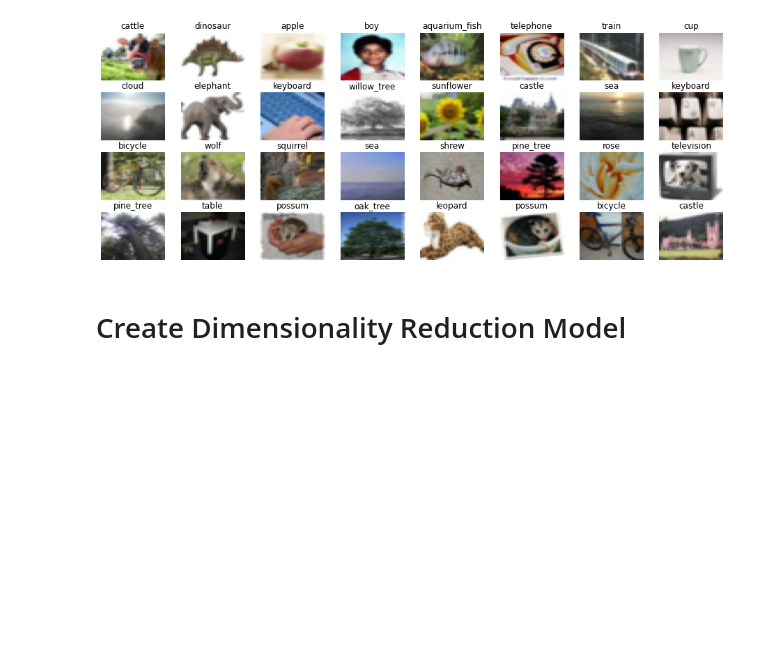
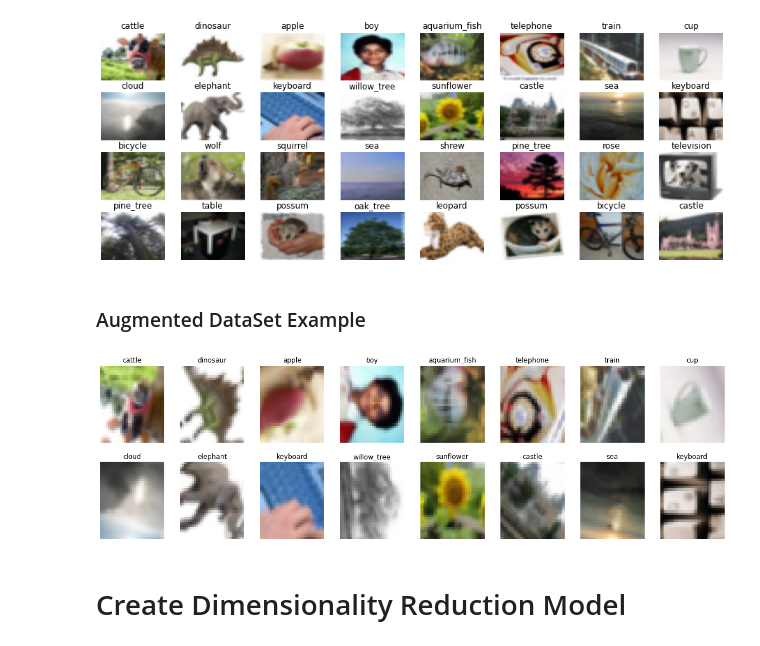
Before and after one commit to voldien/lainnocode, a Jupyter notebook: PyNoteBook/AECifar100Reconstruct.ipynb, the cells around one changed output. Cells and saved outputs as stored; diff of their text form; code cells hidden in the pictures; blank space fills up the shorter version.

```diff
--- a/PyNoteBook/AECifar100Reconstruct.ipynb
+++ b/PyNoteBook/AECifar100Reconstruct.ipynb
@@ -168,12 +167,11 @@ def loadDataCifar100():
     return TrainX, TrainY, class_names
 # %%
 
-EPOCHS = 192
+EPOCHS = 96
 BUFFER_SIZE = 192
 BATCH_SIZE = 96
 
 trainAug = tf.keras.Sequential([
-    layers.Rescaling(1.0 / 255.0),
     layers.RandomFlip("horizontal_and_vertical"),
     layers.RandomZoom(
         height_factor=(-0.05, -0.15),
@@ -183,11 +181,14 @@ trainAug = tf.keras.Sequential([
 
 trainX, trainY, classes = loadDataCifar100()
 trainDS = tf.data.Dataset.from_tensor_slices((trainX, trainX))
+
+def AgumentFunc(x, y):
+    aX = trainAug(x)
+    return (aX, aX)
 trainAugmentedDS = (
     trainDS
-    .shuffle(BATCH_SIZE)
     .batch(BATCH_SIZE)
-    .map(lambda x, y: (trainAug(x), y),
+    .map(AgumentFunc,
          num_parallel_calls=tf.data.AUTOTUNE)
     .prefetch(tf.data.AUTOTUNE)
 )
@@ -196,6 +197,7 @@ ds_size = len(trainAugmentedDS)
 train_size = int(0.8 * ds_size)
 val_size = int(0.2 * ds_size)
 
+train_ds = trainAugmentedDS.take(train_size)
 val_ds = trainAugmentedDS.skip(train_size).take(val_size)
 
 IMAGE_SIZE = trainX[0].shape
@@ -224,6 +226,31 @@ plt.subplots_adjust(wspace=0.25, hspace=0.25)
 plt.show(block=False)
 # %% [output]
 [figure]
+# %% [markdown]
+### Augmented DataSet Example
+# %%
+bathc_iter = iter(trainAugmentedDS)
+image_batch, expected_batch = next(bathc_iter)
+
+nrCol = 16
+plt.figure(figsize=(10 * 2, 12))
+for i in range(0, nrCol):
+
+    trainImage, label = (image_batch[i % len(image_batch)], expected_batch[i % len(expected_batch)])  # (images + 1.0) / 2.0
+    # Transform pixel values from [-1,1] to [0,1]
+
+    plt.subplot(4, 8, (i + 1))
+    plt.title(label=str.format("{0}", classes[trainY[i]]))
+
+    plt.imshow(X=trainImage.numpy().astype(dtype='float32') , cmap=plt.cm.gray, aspect='auto')
+    plt.axis("off")
+
+    if len(image_batch) - 1 == i:
+        image_batch, expected_batch = next(bathc_iter)
+plt.subplots_adjust(wspace=0.25, hspace=0.25)
+plt.show()
+# %% [output]
+[figure, added]
 # %% [markdown]
 # Create Dimensionality Reduction Model
 # %%
```
Also changed, not shown: parts of 14 cells of this notebook, 1 other file.
